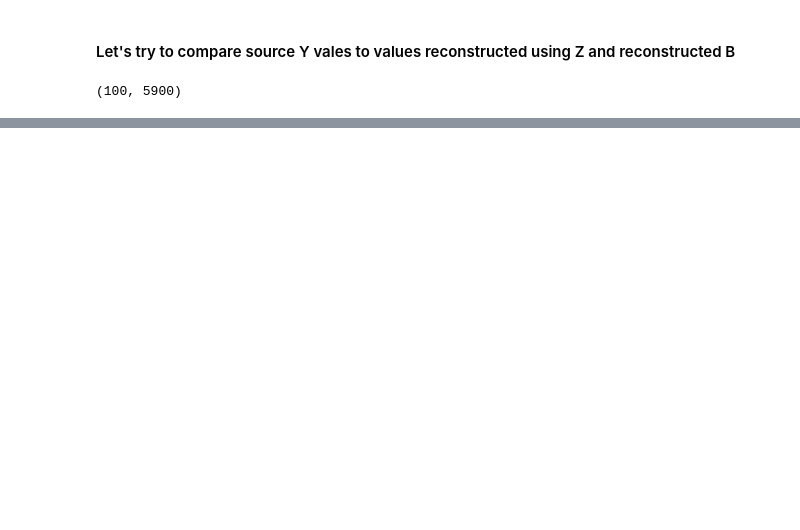
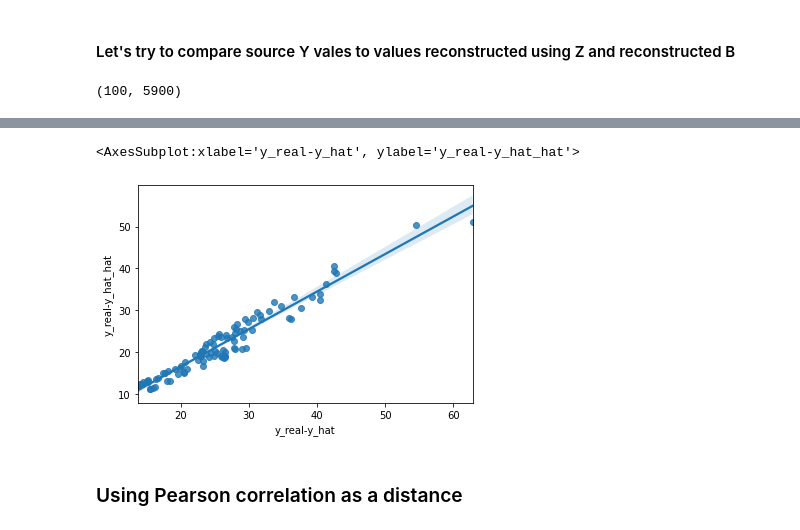
Before and after one commit to Bishop-Laboratory/autoPLIER-analysis, a Jupyter notebook: analysis/CellO_training_data_eda_Serhiy/B-Regression.ipynb, the cells around one changed output, grey strips where cells are left out. Saved outputs shown, nothing was run; the diff lists cells and outputs as text; code cells hidden in the pictures; blank space fills up the shorter version.

```diff
--- a/analysis/CellO_training_data_eda_Serhiy/B-Regression.ipynb
+++ b/analysis/CellO_training_data_eda_Serhiy/B-Regression.ipynb
@@ -273,0 +294,12 @@ sns.displot(data=dists_df, x='values', hue='type', kind='kde')
+# %%
+dists_df = pd.DataFrame({
+    'y_real-y_hat': y2y_hat_dists_diag,
+    'y_real-y_hat_hat': y2y_hat_hat_dists_diag
+})
+# %%
+sns.regplot(data=dists_df, x='y_real-y_hat', y='y_real-y_hat_hat')
+# %% [output]
+<AxesSubplot:xlabel='y_real-y_hat', ylabel='y_real-y_hat_hat'>
+[figure, added]
+# %% [markdown]
+### Using Pearson correlation as a distance
```
Also changed, not shown: parts of 16 cells of this notebook.
